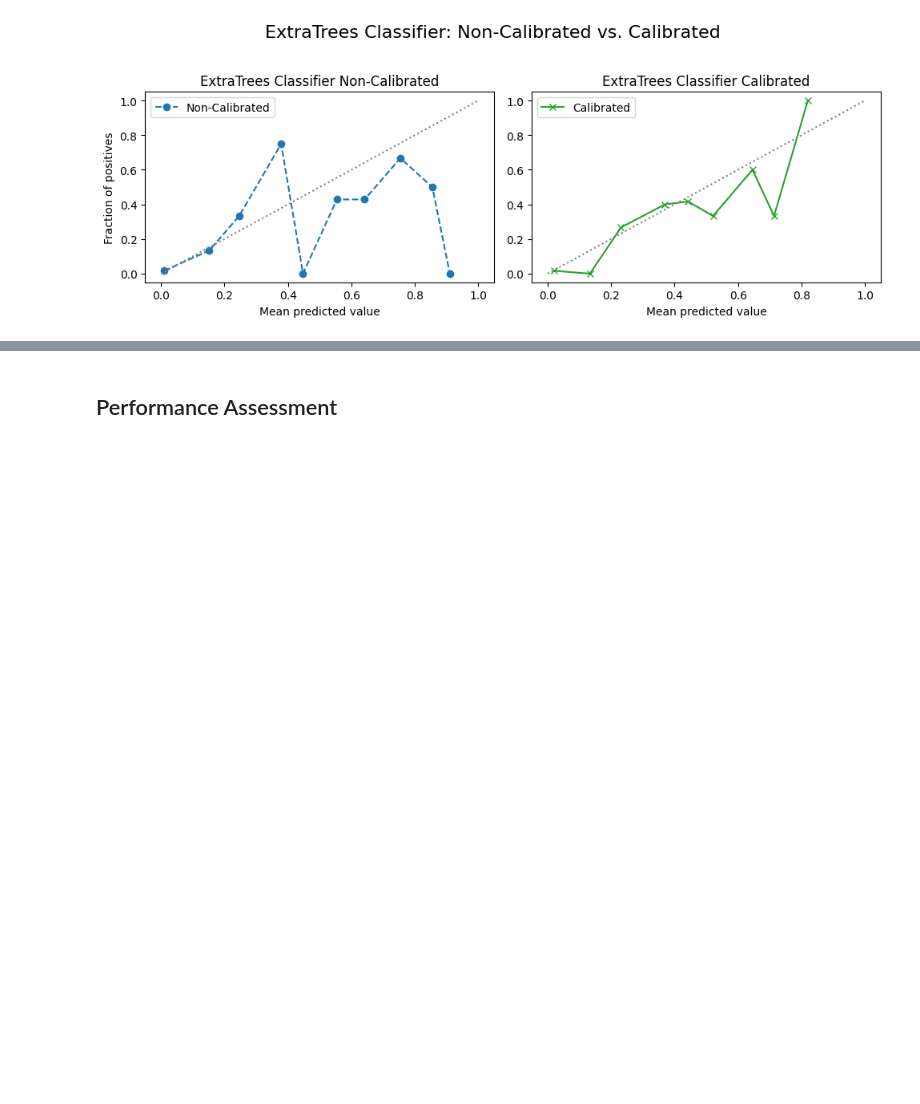
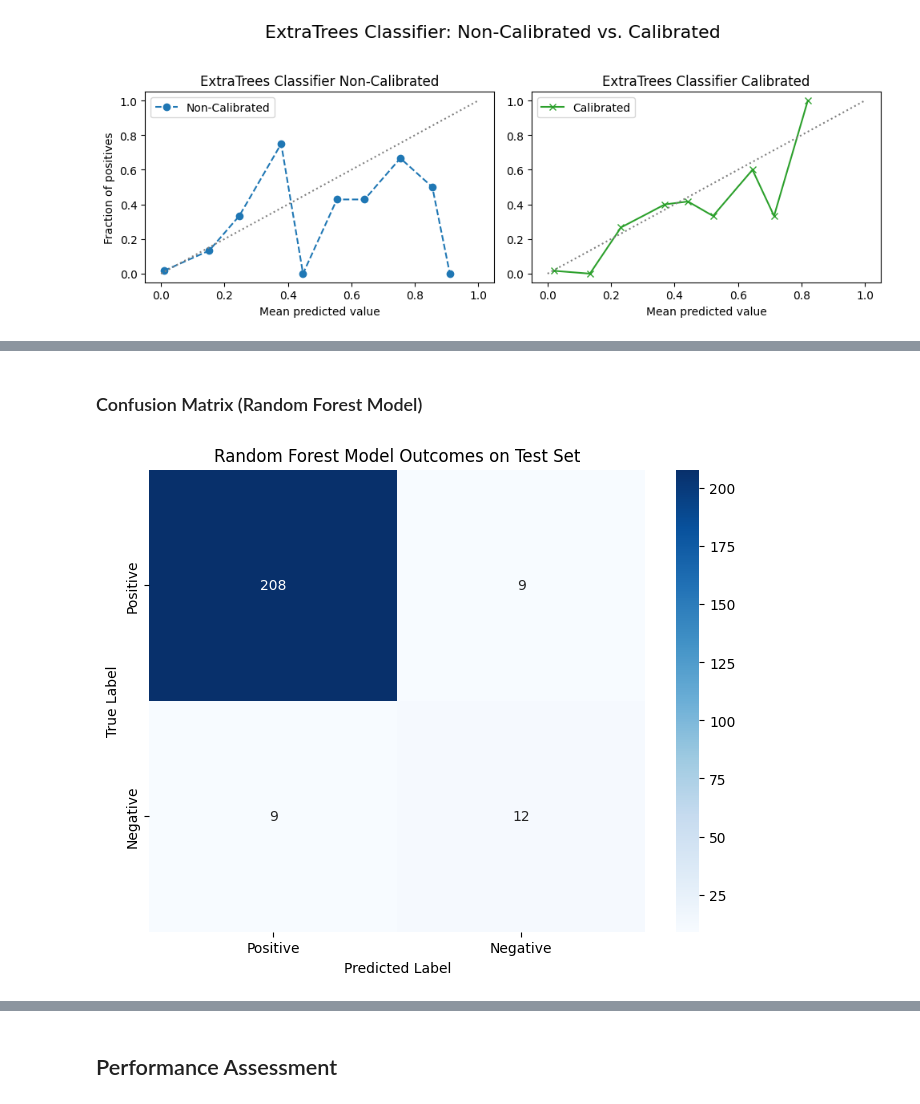
Before and after one commit to lshpaner/ckd_uae, a Jupyter notebook: CKD_UAE_Modeling.ipynb, the cells around one changed output, grey strips where cells are left out. Cells and saved outputs as stored; diff of their text form; code cells hidden in the pictures; blank space fills up the shorter version.

```diff
--- a/CKD_UAE_Modeling.ipynb
+++ b/CKD_UAE_Modeling.ipynb
@@ -500 +495,26 @@ plot_calibration_curves(
  'ExtraTrees Classifier': 0.058574661633233945}
+# %% [markdown]
+### Confusion Matrix (Random Forest Model)
+# %%
+# Extract the feature names from X_train
+feature_names = X_train.columns.to_list()
+
+# Extract the best estimator from your grid_search_rf
+# This indexes into grid_search_rf; adjust if necessary
+best_rf_model = model_list[2][1].best_estimator_
+rf_model = best_rf_model.named_steps['rf']
+y_pred = best_rf_model.predict(X_test)
+
+# Calculate the confusion matrix
+conf_matrix = confusion_matrix(y_test, y_pred)
+
+# Plot the confusion matrix
+plt.figure(figsize=(8, 6))
+sns.heatmap(conf_matrix, annot=True, fmt='d', cmap='Blues', xticklabels=['Positive', 'Negative'], yticklabels=['Positive', 'Negative'],)
+plt.title('Random Forest Model Outcomes on Test Set')
+plt.xlabel('Predicted Label')
+plt.ylabel('True Label')
+plt.savefig(os.path.join(image_path, "rf_confusion_matrix.svg"))
+plt.show()
+# %% [output]
+[figure, added]
```
Also changed, not shown: parts of 16 cells of this notebook.
